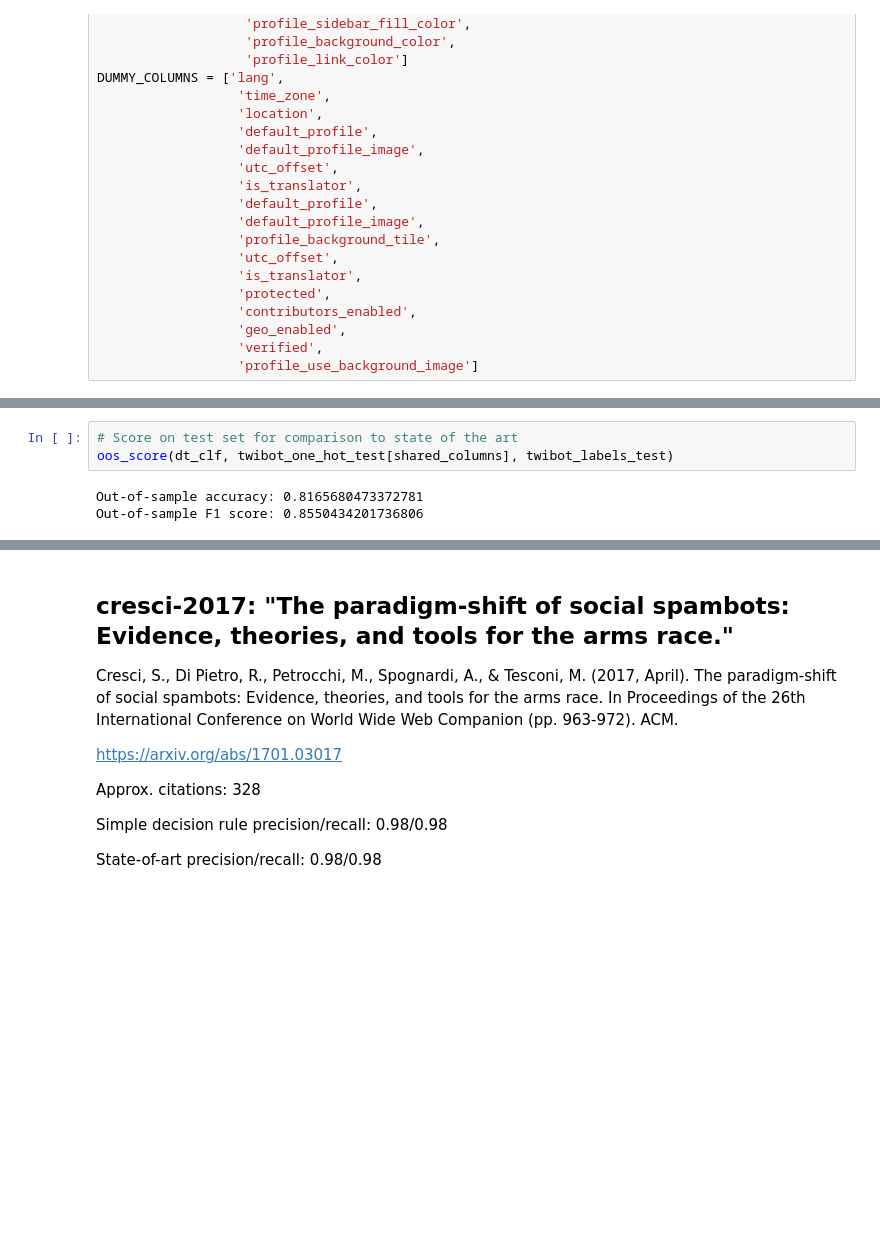
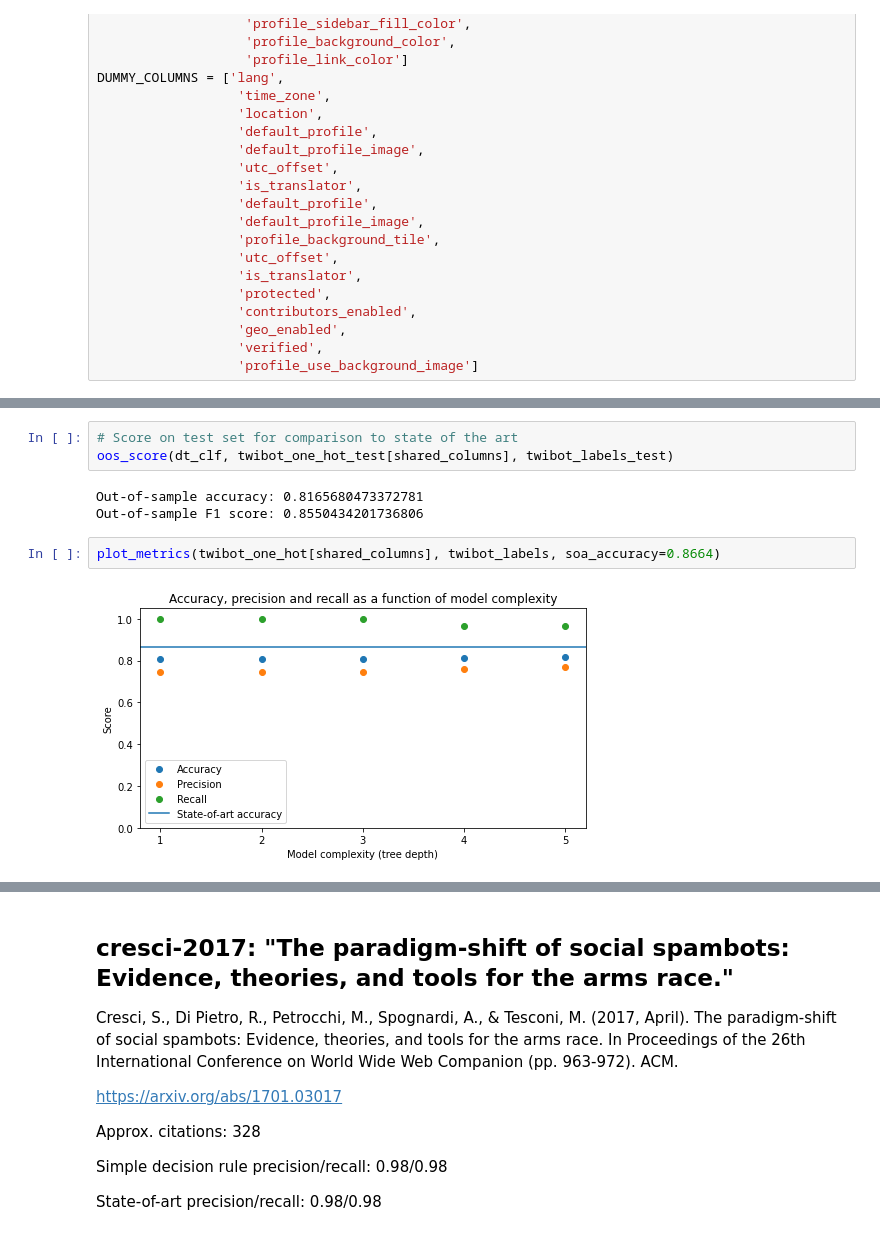
Before and after one commit to johnchrishays/bot-detection, a Jupyter notebook: Simple Decision Rules Give High Accuracy for Detecting Social Bots on Benchmark Datasets.ipynb, the cells around one changed output, grey strips where cells are left out. Drawn from its saved outputs; the diff is of its cells as text; blank space fills up the shorter version.

Commit message:
add plots of accuracy/precision/recall

```diff
--- a/Simple Decision Rules Give High Accuracy for Detecting Social Bots on Benchmark Datasets.ipynb
+++ b/Simple Decision Rules Give High Accuracy for Detecting Social Bots on Benchmark Datasets.ipynb
@@ -174,12 +203,16 @@ In-sample accuracy: 0.8094950471128292
 In-sample precision score: 0.7466645233885227
 In-sample recall score: 0.9997847610848042
 In-sample F1 score: 0.8548817520934942
-# %%
-# Score on test set for comparison to state of the art
-oos_score(dt_clf, twibot_one_hot_test[shared_columns], twibot_labels_test)
-# %% [output]
-Out-of-sample accuracy: 0.8165680473372781
-Out-of-sample F1 score: 0.8550434201736806
+# %%
+# Score on test set for comparison to state of the art
+oos_score(dt_clf, twibot_one_hot_test[shared_columns], twibot_labels_test)
+# %% [output]
+Out-of-sample accuracy: 0.8165680473372781
+Out-of-sample F1 score: 0.8550434201736806
+# %%
+plot_metrics(twibot_one_hot[shared_columns], twibot_labels, soa_accuracy=0.8664)
+# %% [output]
+[figure, added]
 # %%
 # Fit and score on random forest
 rf = ensemble.RandomForestClassifier(n_estimators=100)
```
Also changed, not shown: parts of 28 cells of this notebook.
